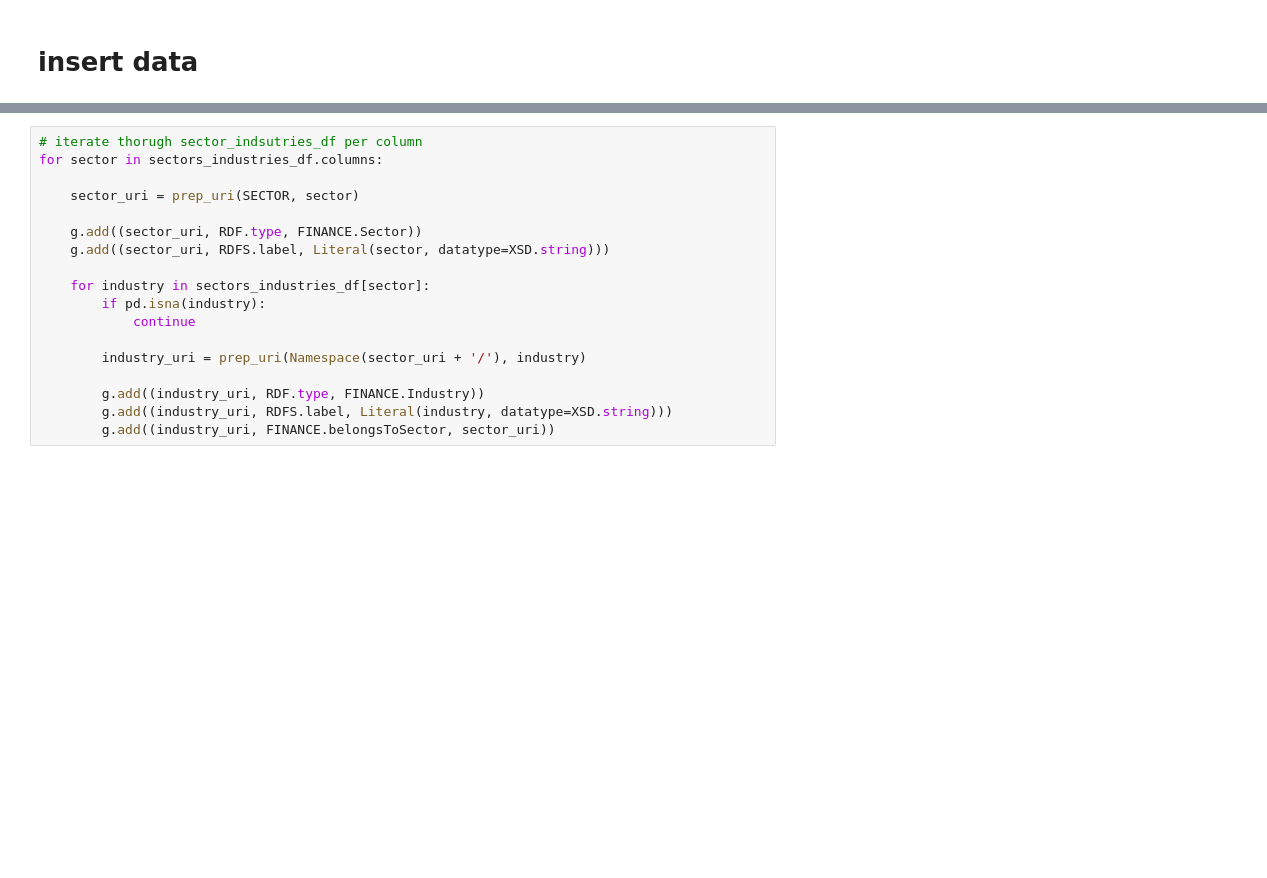
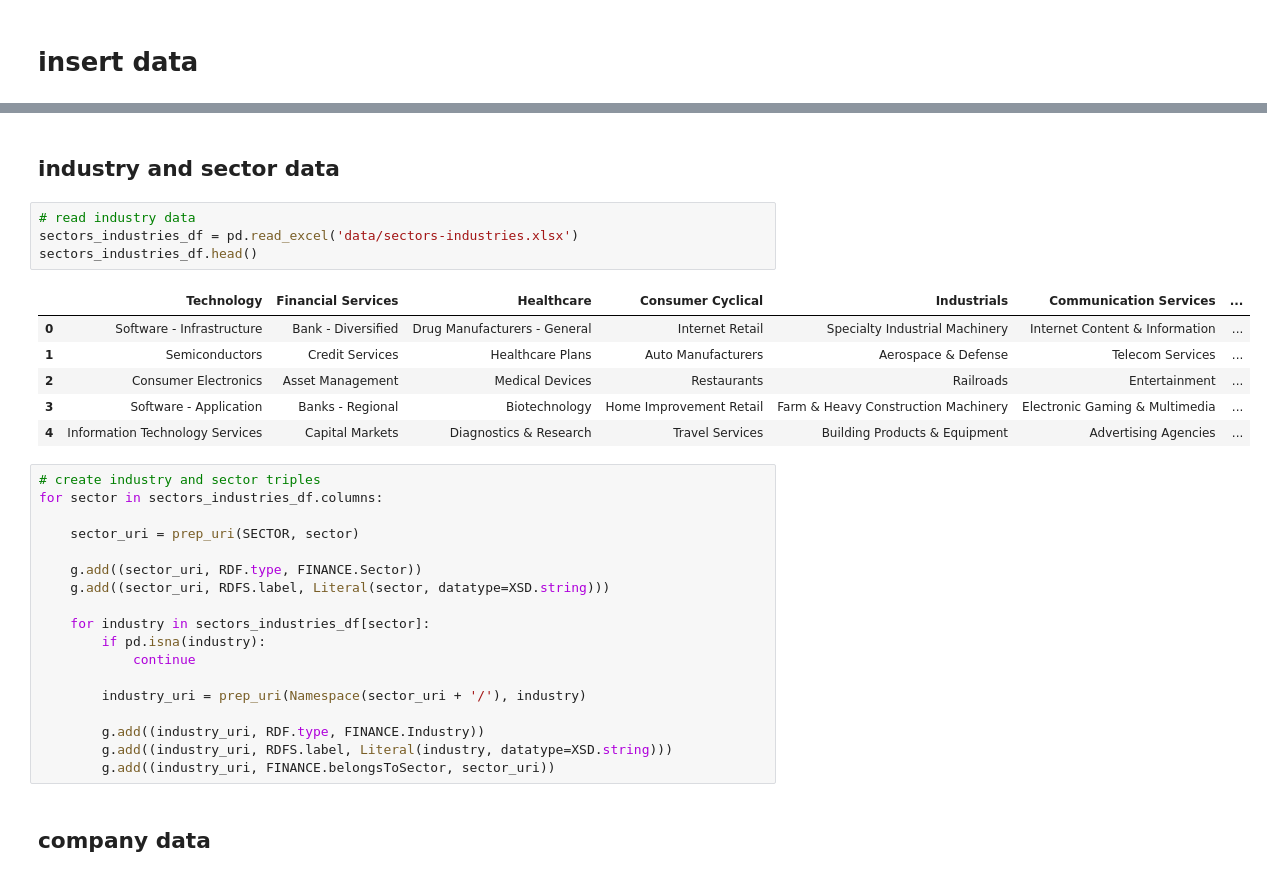
Before and after one commit to coppeneur/finance-kg, a Jupyter notebook: finance-kg.ipynb, the cells around one changed output, grey strips where cells are left out. Saved outputs shown, nothing was run; the diff lists cells and outputs as text; blank space fills up the shorter version.

Commit message:
new ticker excel-files

```diff
--- a/finance-kg.ipynb
+++ b/finance-kg.ipynb
@@ -311,5 +239,18 @@ def prep_uri(namespace: Namespace, clazz: str):
+# %% [markdown]
+## industry and sector data
+# %%
+# read industry data
+sectors_industries_df = pd.read_excel('data/sectors-industries.xlsx')
+sectors_industries_df.head()
+# %% [output]
+|  | Technology | Financial Services | Healthcare | Consumer Cyclical | Industrials | Communication Services | ... |
+| 0 | Software - Infrastructure | Bank - Diversified | Drug Manufacturers - General | Internet Retail | Specialty Industrial Machinery | Internet Content & Information | ... |
+| 1 | Semiconductors | Credit Services | Healthcare Plans | Auto Manufacturers | Aerospace & Defense | Telecom Services | ... |
+| 2 | Consumer Electronics | Asset Management | Medical Devices | Restaurants | Railroads | Entertainment | ... |
+| 3 | Software - Application | Banks - Regional | Biotechnology | Home Improvement Retail | Farm & Heavy Construction Machinery | Electronic Gaming & Multimedia | ... |
+| 4 | Information Technology Services | Capital Markets | Diagnostics & Research | Travel Services | Building Products & Equipment | Advertising Agencies | ... |
 # %%
-# iterate thorugh sector_indsutries_df per column
+# create industry and sector triples
 for sector in sectors_industries_df.columns:
 
     sector_uri = prep_uri(SECTOR, sector)
@@ -326,3 +267,5 @@ for sector in sectors_industries_df.columns:
         g.add((industry_uri, RDF.type, FINANCE.Industry))
         g.add((industry_uri, RDFS.label, Literal(industry, datatype=XSD.string)))
         g.add((industry_uri, FINANCE.belongsToSector, sector_uri))
+# %% [markdown]
+## company data
```
Also changed, not shown: parts of 28 cells of this notebook, 5 other files.
